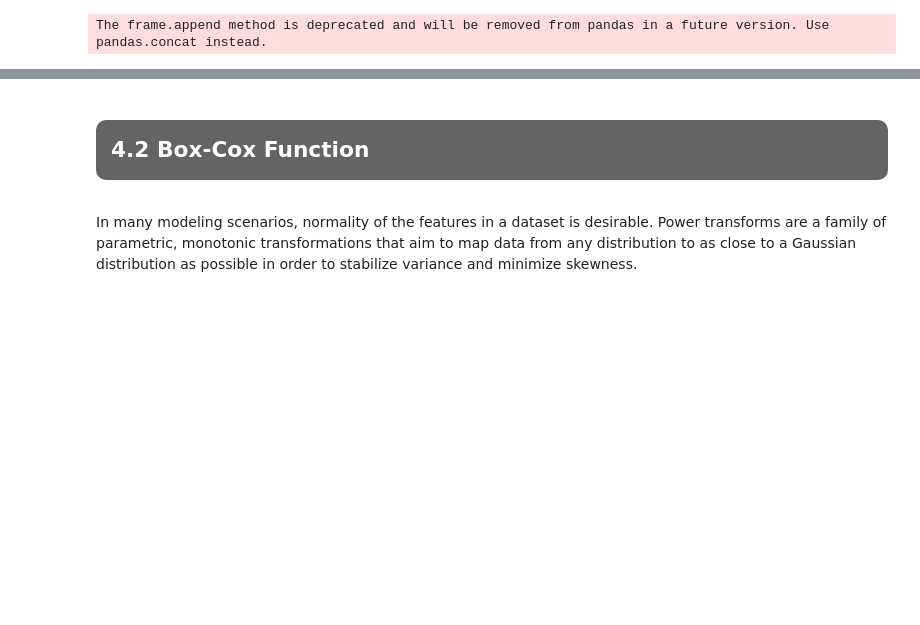
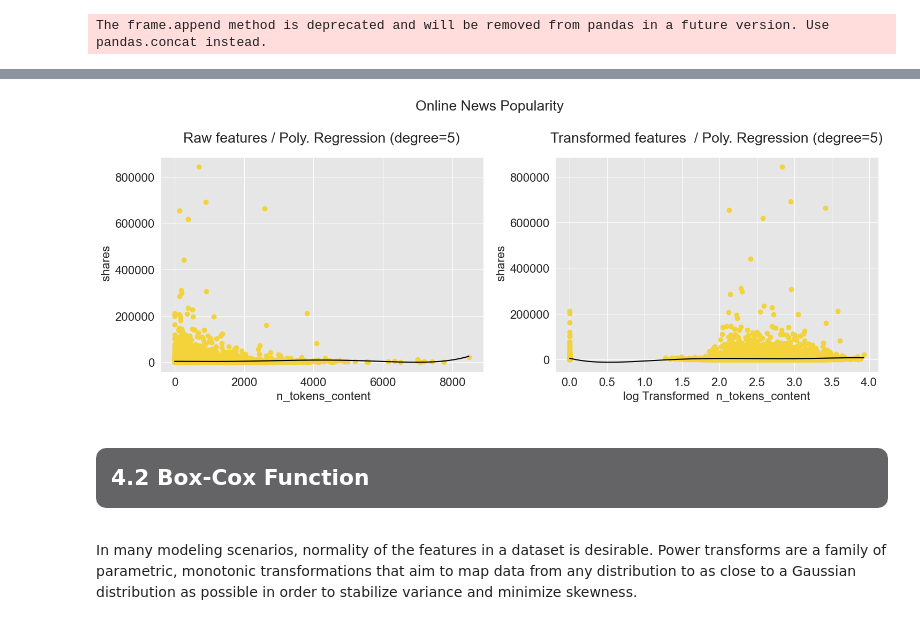
Before and after one commit to polzerdo55862/7-feature-engineering-techniques, a Jupyter notebook: notebooks/feature-engineering-introduction.ipynb, the cells around one changed output, grey strips where cells are left out. Saved outputs shown, nothing was run; the diff lists cells and outputs as text; code cells hidden in the pictures; blank space fills up the shorter version.

```diff
--- a/notebooks/feature-engineering-introduction.ipynb
+++ b/notebooks/feature-engineering-introduction.ipynb
@@ -637,14 +622,16 @@ def plot_cross_val_score_comparison(chosen_dataset):
     scores_transformed = []
     degrees = []
 
-    if chosen_dataset == "World Population":
-        df = pd.read_csv("../input/world-population-dataset/world_population.csv")
-        X = df[["Area (km²)"]]
-        y = df["2022 Population"]
-    elif chosen_dataset == "Online News Popularity":
+    if chosen_dataset == "Online News Popularity":
         df = pd.read_csv("../input/uci-online-news-popularity-data-set/OnlineNewsPopularity.csv")
         X = df[[" n_tokens_content"]]
         y = df[" shares"]
+    elif chosen_dataset == "World Population":
+        df = pd.read_csv("../input/world-population-dataset/WPP2022_TotalPopulationBySex.csv")
+        df = df[df["Time"]==2020]
+        df["Area"] = df["PopTotal"] / df["PopDensity"]
+        X = df[["Area"]]
+        y = df["PopTotal"]
 
     for i in range(1,10):
         degree = i
@@ -837,3 +830,7 @@ plot_polynomial_regression_model(chosen_dataset = "World Population", chosen_tra
+# %%
+plot_polynomial_regression_model(chosen_dataset = "Online News Popularity", chosen_transformation = "log", degree_best_performance=degree_best_performance_online_news)
+# %% [output]
+[figure, added]
 # %% [markdown]
 <div id='imports'
      style = "display: fill;
```
Also changed, not shown: parts of 10 cells of this notebook, 3 other files.
